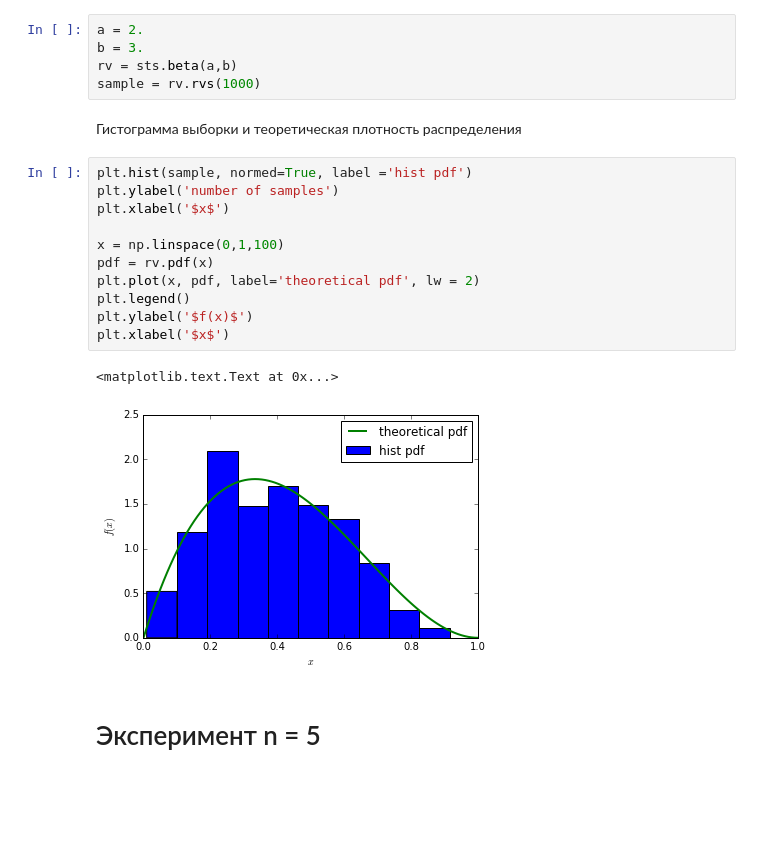
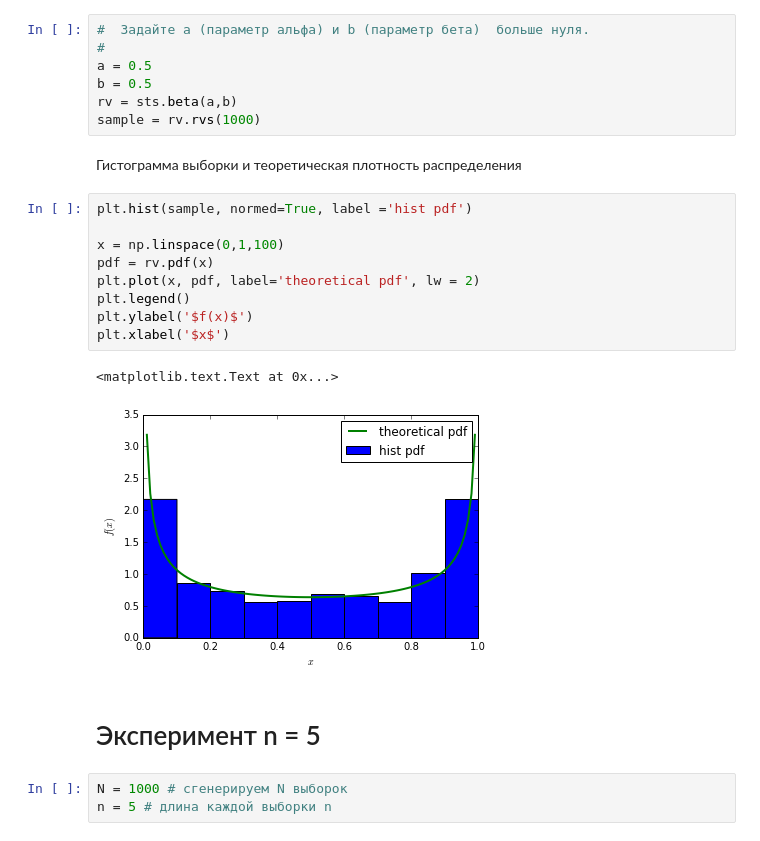
Before and after one commit to lunaplush/coursera, a Jupyter notebook: cpt.ipynb, the cells around one changed output. Drawn from its saved outputs; the diff is of its cells as text; blank space fills up the shorter version.

```diff
--- a/cpt.ipynb
+++ b/cpt.ipynb
@@ -12,23 +13,26 @@ import scipy.ndimage  as nd
 # %%
-a = 2.
-b = 3.
+#  Задайте а (параметр альфа) и b (параметр бета)  больше нуля.
+#
+a = 0.5
+b = 0.5
 rv = sts.beta(a,b)
 sample = rv.rvs(1000)
 # %% [markdown]
 Гистограмма выборки и теоретическая плотность распределения
 # %%
 plt.hist(sample, normed=True, label ='hist pdf')
-plt.ylabel('number of samples')
-plt.xlabel('$x$')
 
 x = np.linspace(0,1,100)
 pdf = rv.pdf(x)
 plt.plot(x, pdf, label='theoretical pdf', lw = 2)
 plt.legend()
 plt.ylabel('$f(x)$')
 plt.xlabel('$x$')
 # %% [output]
 <matplotlib.text.Text at 0x...>
-[figure, old version]
+[figure, new version]
 # %% [markdown]
 # Эксперимент n = 5
+# %%
+N = 1000 # сгенерируем N выборок
+n = 5 # длина каждой выборки n
```
Also changed, not shown: parts of 25 cells of this notebook.
